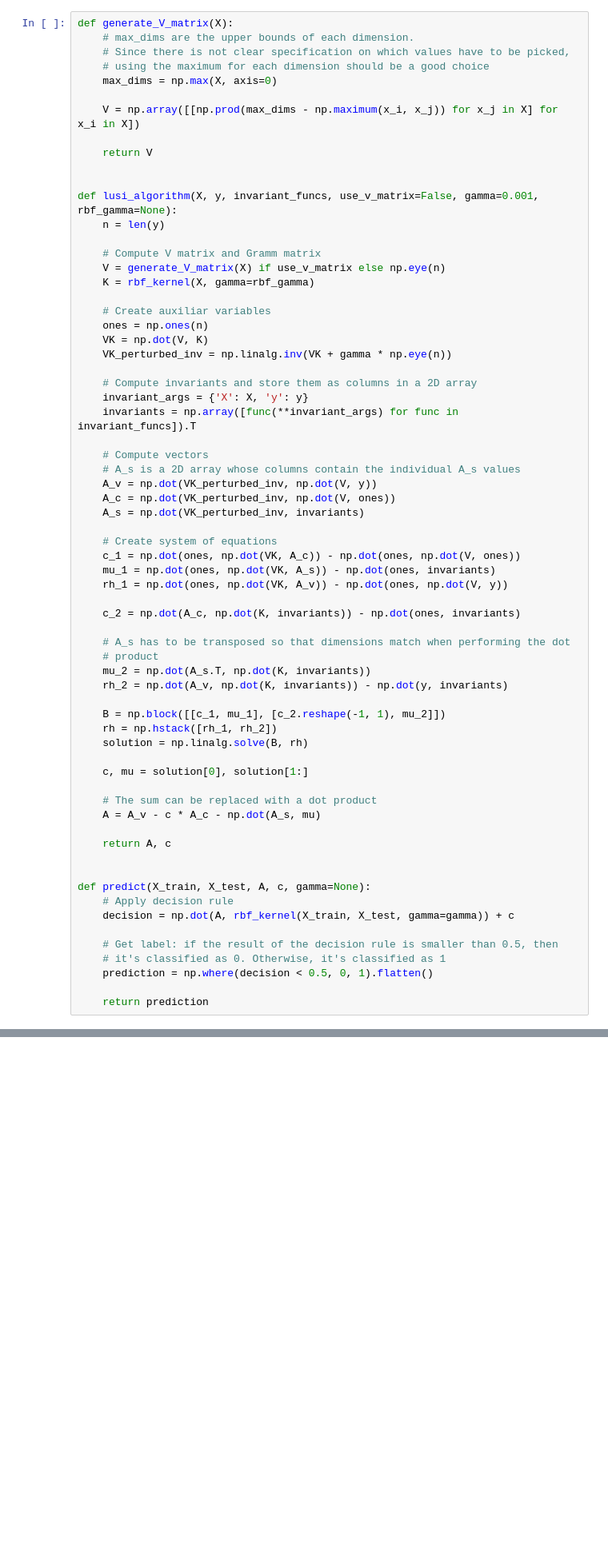
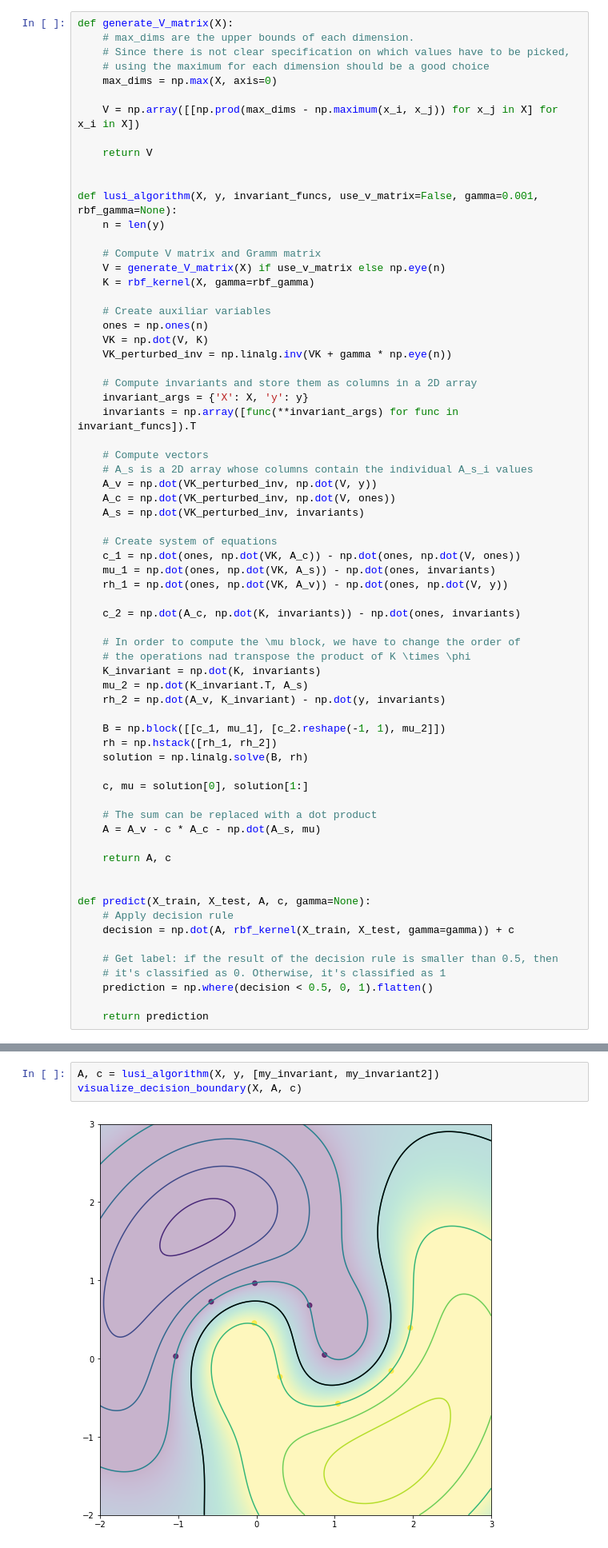
Before and after one commit to Vol0kin/LearningWithInvariants, a Jupyter notebook: examples/LUSI_algorithm.ipynb, the cells around one changed output, grey strips where cells are left out. Shown at 80% size. Drawn from its saved outputs; the diff is of its cells as text; blank space fills up the shorter version.

Commit message:
Change computation of mu block

```diff
--- a/examples/LUSI_algorithm.ipynb
+++ b/examples/LUSI_algorithm.ipynb
@@ -51,7 +51,7 @@ def lusi_algorithm(X, y, invariant_funcs, use_v_matrix=False, gamma=0.001, rbf_g
     invariants = np.array([func(**invariant_args) for func in invariant_funcs]).T
 
     # Compute vectors
-    # A_s is a 2D array whose columns contain the individual A_s values
+    # A_s is a 2D array whose columns contain the individual A_s_i values
     A_v = np.dot(VK_perturbed_inv, np.dot(V, y))
     A_c = np.dot(VK_perturbed_inv, np.dot(V, ones))
     A_s = np.dot(VK_perturbed_inv, invariants)
@@ -63,10 +63,11 @@ def lusi_algorithm(X, y, invariant_funcs, use_v_matrix=False, gamma=0.001, rbf_g
 
     c_2 = np.dot(A_c, np.dot(K, invariants)) - np.dot(ones, invariants)
 
-    # A_s has to be transposed so that dimensions match when performing the dot
-    # product
-    mu_2 = np.dot(A_s.T, np.dot(K, invariants))
-    rh_2 = np.dot(A_v, np.dot(K, invariants)) - np.dot(y, invariants)
+    # In order to compute the \mu block, we have to change the order of
+    # the operations nad transpose the product of K \times \phi
+    K_invariant = np.dot(K, invariants)
+    mu_2 = np.dot(K_invariant.T, A_s)
+    rh_2 = np.dot(A_v, K_invariant) - np.dot(y, invariants)
 
     B = np.block([[c_1, mu_1], [c_2.reshape(-1, 1), mu_2]])
     rh = np.hstack([rh_1, rh_2])
@@ -123,3 +129,8 @@ visualize_decision_boundary(X, A, c)
+# %%
+A, c = lusi_algorithm(X, y, [my_invariant, my_invariant2])
+visualize_decision_boundary(X, A, c)
+# %% [output]
+[figure, added]
 # %% [markdown]
 ## Applying LUSI to the Diabetes dataset
 # %%
```
Also changed, not shown: parts of 4 cells of this notebook.
